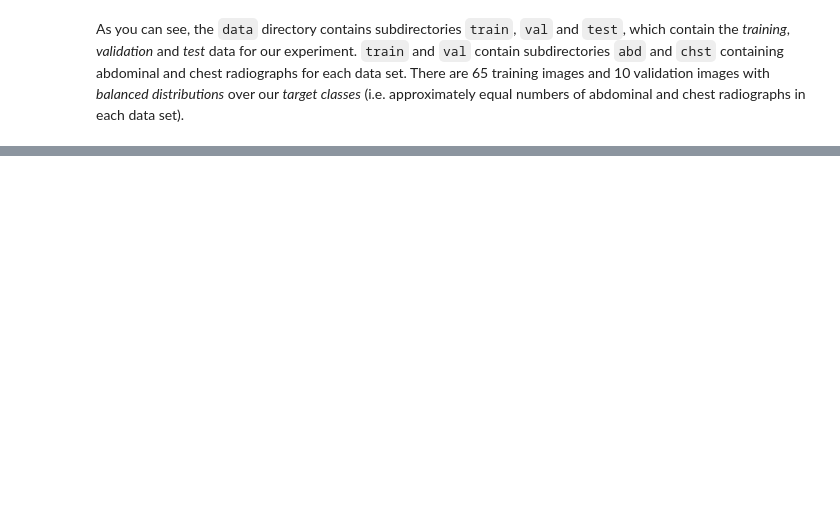
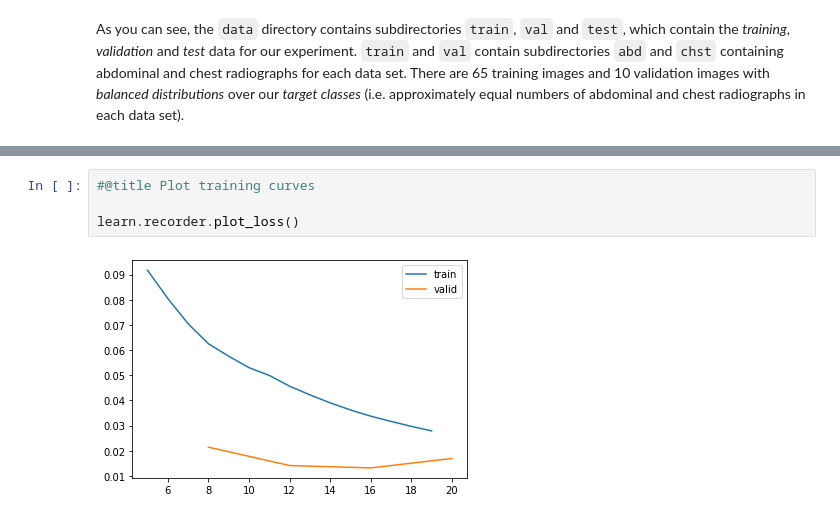
Before and after one commit to wfwiggins/RSNA-Image-AI-2020, a Jupyter notebook: RSNA20_Image_Classification.ipynb, the cells around one changed output, grey strips where cells are left out. Drawn from its saved outputs; the diff is of its cells as text; blank space fills up the shorter version.

```diff
--- a/RSNA20_Image_Classification.ipynb
+++ b/RSNA20_Image_Classification.ipynb
@@ -428,0 +94,6 @@ Michael Rosenthal, MD, PhD<sup>1,5</sup>
+# %%
+#@title Plot training curves
+
+learn.recorder.plot_loss()
+# %% [output]
+[figure, added]
```
Also changed, not shown: parts of 39 cells of this notebook.
